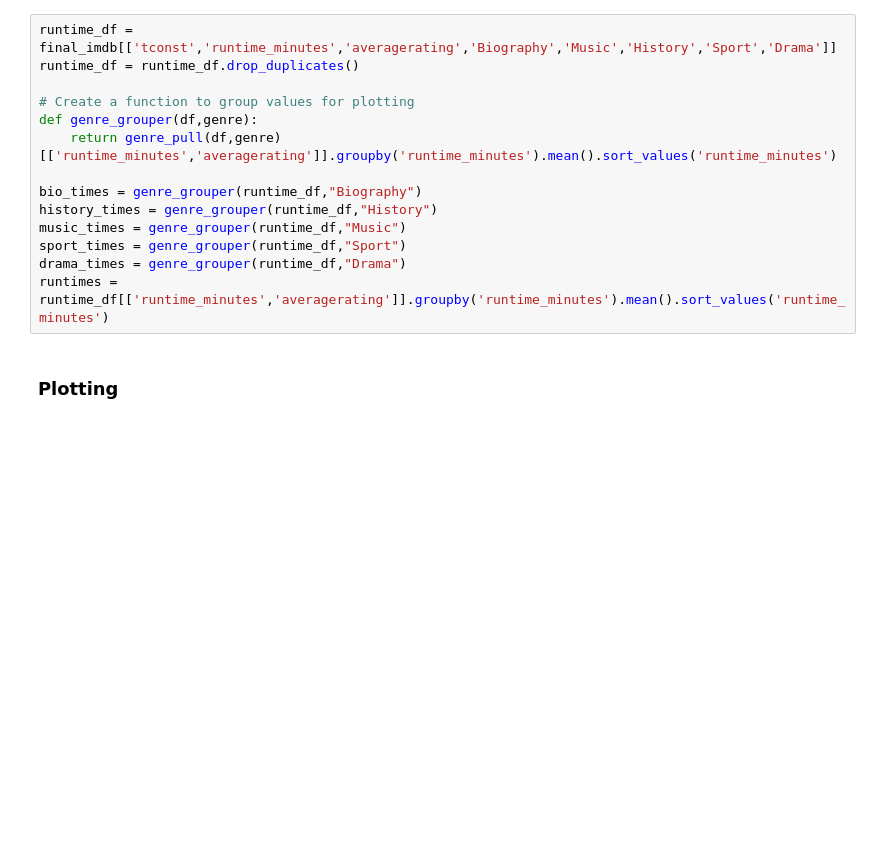
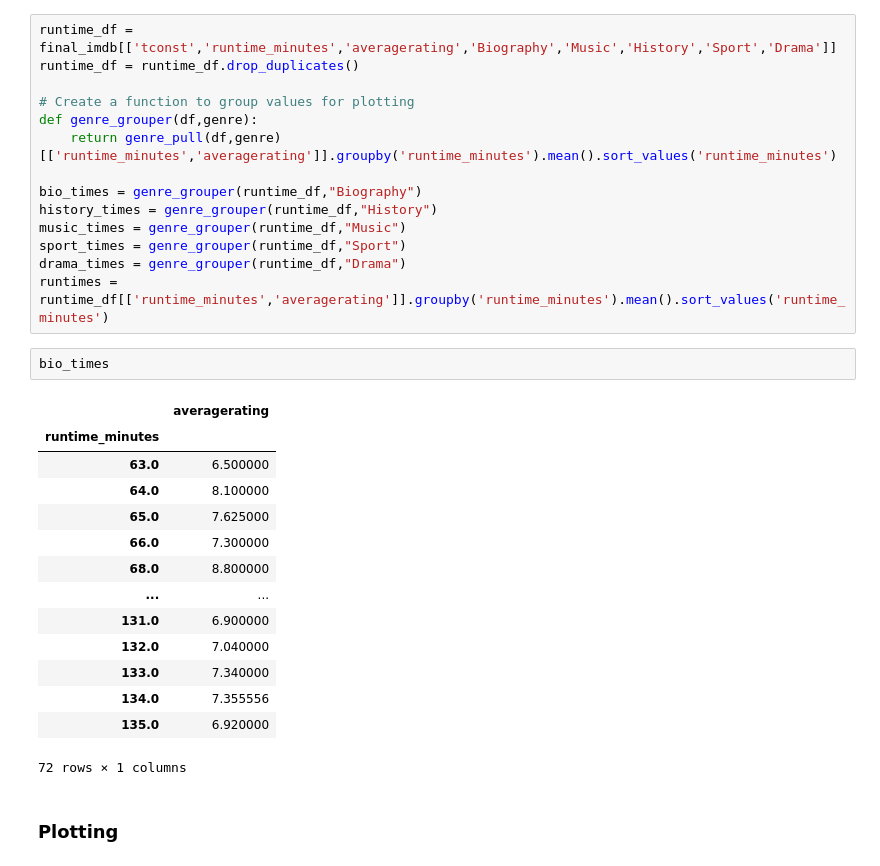
Before and after one commit to NelGen/NG-Msoft-Movie-Project, a Jupyter notebook: Film Cleaning and Analysis.ipynb, the cells around one changed output. Saved outputs shown, nothing was run; the diff lists cells and outputs as text; blank space fills up the shorter version.

```diff
--- a/Film Cleaning and Analysis.ipynb
+++ b/Film Cleaning and Analysis.ipynb
@@ -372,6 +372,23 @@ music_times = genre_grouper(runtime_df,"Music")
 sport_times = genre_grouper(runtime_df,"Sport")
 drama_times = genre_grouper(runtime_df,"Drama")
 runtimes = runtime_df[['runtime_minutes','averagerating']].groupby('runtime_minutes').mean().sort_values('runtime_minutes')
+# %%
+bio_times
+# %% [output]
+|  | averagerating |
+| runtime_minutes |  |
+| 63.0 | 6.500000 |
+| 64.0 | 8.100000 |
+| 65.0 | 7.625000 |
+| 66.0 | 7.300000 |
+| 68.0 | 8.800000 |
+| ... | ... |
+| 131.0 | 6.900000 |
+| 132.0 | 7.040000 |
+| 133.0 | 7.340000 |
+| 134.0 | 7.355556 |
+| 135.0 | 6.920000 |
+72 rows × 1 columns
 # %% [markdown]
 ### Plotting
 # %%
```
Also changed, not shown: parts of 4 cells of this notebook.
